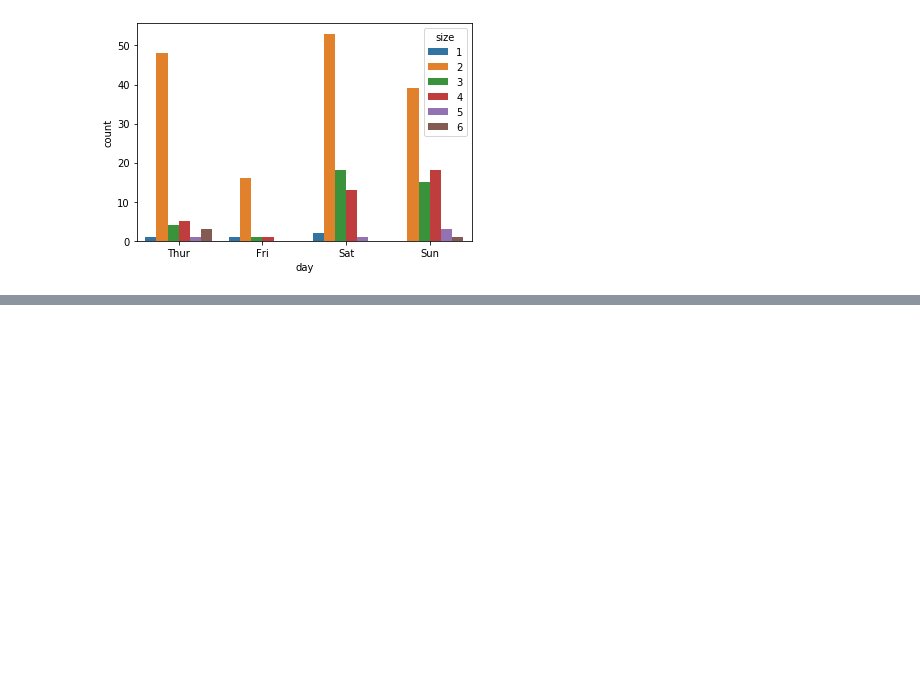
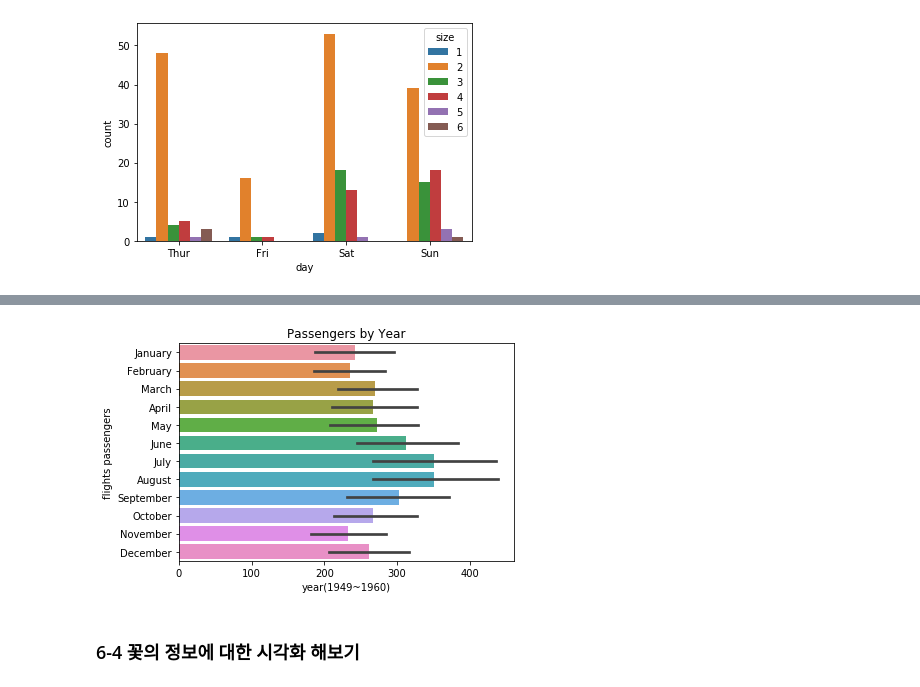
Before and after one commit to frontier1020/colabstart, a Jupyter notebook: ch06_visualization.ipynb, the cells around one changed output, grey strips where cells are left out. Saved outputs shown, nothing was run; the diff lists cells and outputs as text; code cells hidden in the pictures; blank space fills up the shorter version.

```diff
--- a/ch06_visualization.ipynb
+++ b/ch06_visualization.ipynb
@@ -146,0 +198,10 @@ sns.countplot(x='day',  hue='size', data=data)
+# %%
+sns.barplot(x="passengers", y="month", data=fl_data)
+plt.title("Passengers by Year")
+plt.xlabel("year(1949~1960)")
+plt.ylabel("flights passengers")
+plt.show()
+# %% [output]
+[figure, added]
+# %% [markdown]
+### 6-4 꽃의 정보에 대한 시각화 해보기
```
Also changed, not shown: parts of 23 cells of this notebook.
